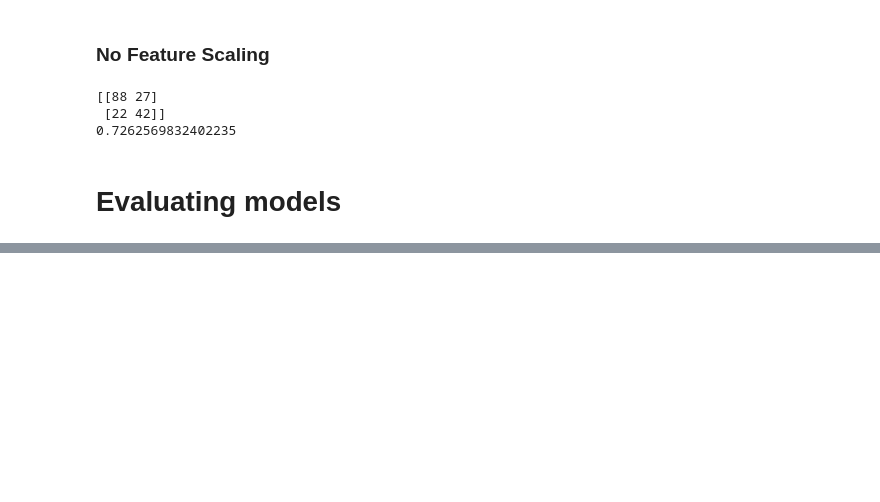
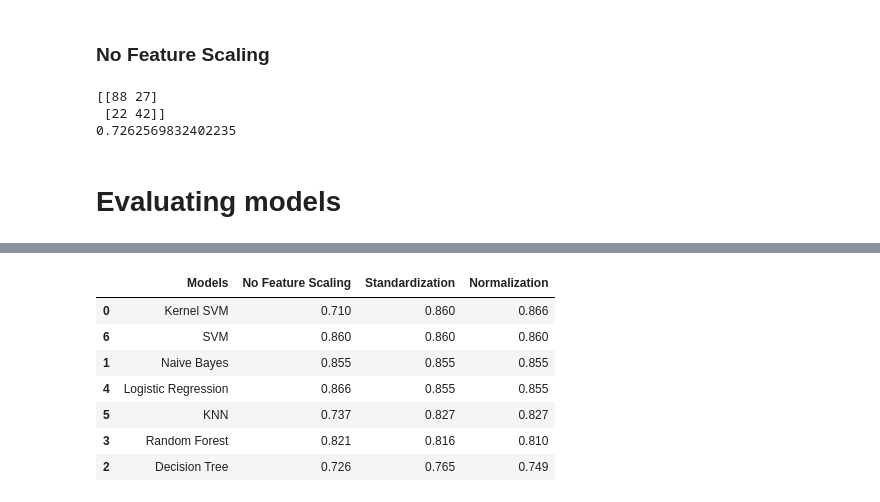
Before and after one commit to omgitsmj24/BOOT_AI_INTERN, a Jupyter notebook: Data Preprocessing/titanic.ipynb, the cells around one changed output, grey strips where cells are left out. Cells and saved outputs as stored; diff of their text form; code cells hidden in the pictures; blank space fills up the shorter version.

```diff
--- a/Data Preprocessing/titanic.ipynb
+++ b/Data Preprocessing/titanic.ipynb
@@ -1265,0 +1265,12 @@ df = pd.DataFrame(
+# %%
+out = df.sort_values(by='Normalization', ascending=False)
+out
+# %% [output]
+|  | Models | No Feature Scaling | Standardization | Normalization |
+| 0 | Kernel SVM | 0.710 | 0.860 | 0.866 |
+| 6 | SVM | 0.860 | 0.860 | 0.860 |
+| 1 | Naive Bayes | 0.855 | 0.855 | 0.855 |
+| 4 | Logistic Regression | 0.866 | 0.855 | 0.855 |
+| 5 | KNN | 0.737 | 0.827 | 0.827 |
+| 3 | Random Forest | 0.821 | 0.816 | 0.810 |
+| 2 | Decision Tree | 0.726 | 0.765 | 0.749 |
```
Also changed, not shown: parts of 8 cells of this notebook.
